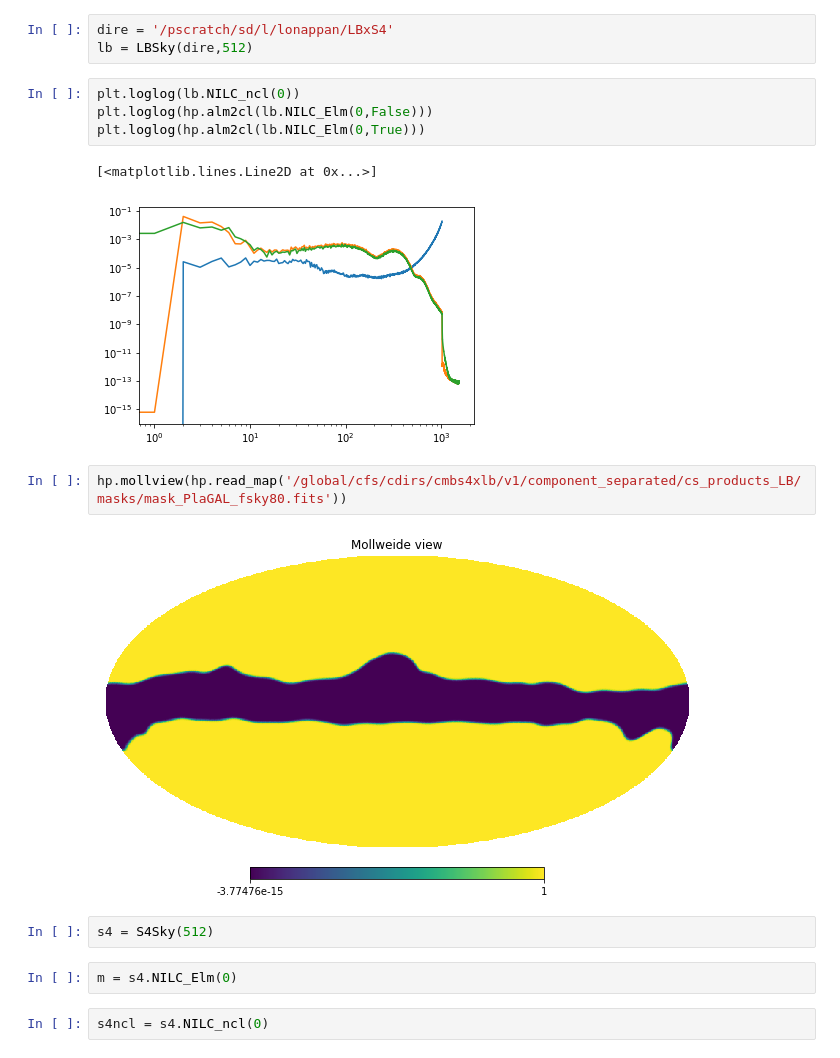
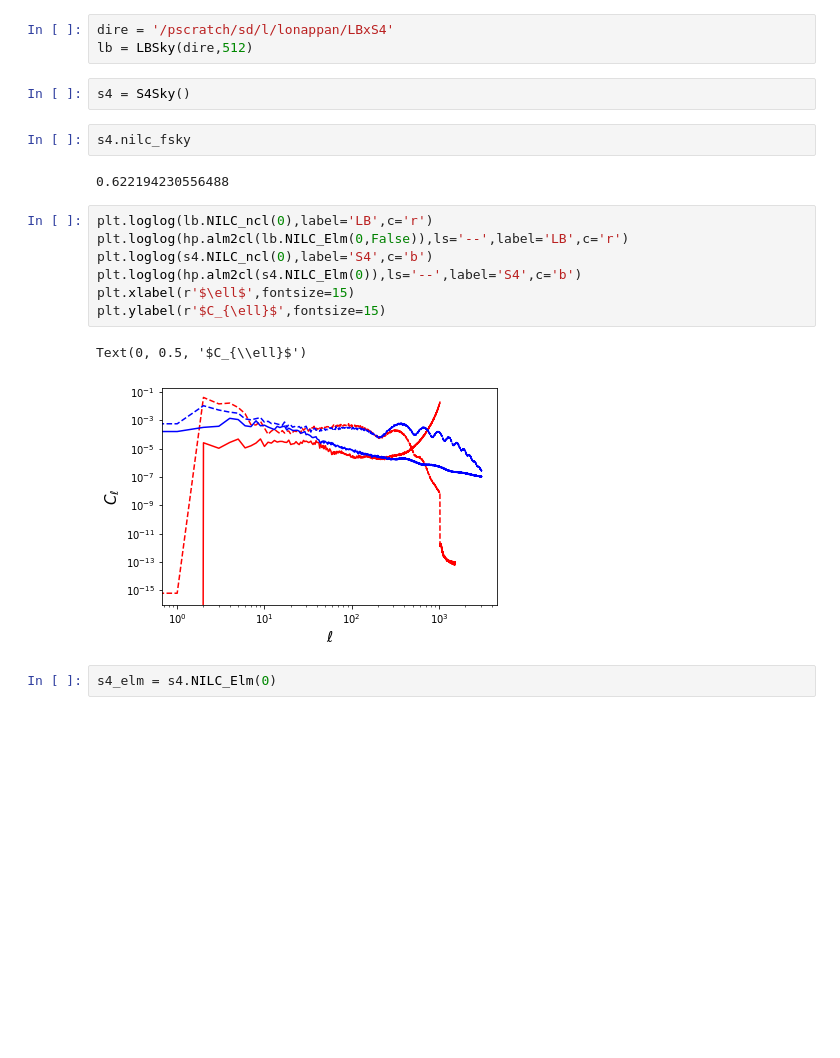
Before and after one commit to litebird/LBxS4, a Jupyter notebook: Notebooks/LB_nilc.ipynb, the cells around one changed output. Cells and saved outputs as stored; diff of their text form; blank space fills up the shorter version.

```diff
--- a/Notebooks/LB_nilc.ipynb
+++ b/Notebooks/LB_nilc.ipynb
@@ -32,20 +15,21 @@ The autoreload extension is already loaded. To reload it, use:
 # %%
 dire = '/pscratch/sd/l/lonappan/LBxS4'
 lb = LBSky(dire,512)
+# %%
+s4 = S4Sky()
+# %%
+s4.nilc_fsky
+# %% [output]
+0.622194230556488
 # %%
-plt.loglog(lb.NILC_ncl(0))
-plt.loglog(hp.alm2cl(lb.NILC_Elm(0,False)))
-plt.loglog(hp.alm2cl(lb.NILC_Elm(0,True)))
+plt.loglog(lb.NILC_ncl(0),label='LB',c='r')
+plt.loglog(hp.alm2cl(lb.NILC_Elm(0,False)),ls='--',label='LB',c='r')
+plt.loglog(s4.NILC_ncl(0),label='S4',c='b')
+plt.loglog(hp.alm2cl(s4.NILC_Elm(0)),ls='--',label='S4',c='b')
+plt.xlabel(r'$\ell$',fontsize=15)
+plt.ylabel(r'$C_{\ell}$',fontsize=15)
 # %% [output]
-[<matplotlib.lines.Line2D at 0x...>]
+Text(0, 0.5, '$C_{\\ell}$')
-[figure, old version]
+[figure, new version]
-# %%
-hp.mollview(hp.read_map('/global/cfs/cdirs/cmbs4xlb/v1/component_separated/cs_products_LB/masks/mask_PlaGAL_fsky80.fits'))
-# %% [output]
-[figure, removed]
-# %%
-s4 = S4Sky(512)
 # %%
-m = s4.NILC_Elm(0)
+s4_elm = s4.NILC_Elm(0)
-# %%
-s4ncl = s4.NILC_ncl(0)
```
Also changed, not shown: parts of 21 cells of this notebook, 2 other files.
